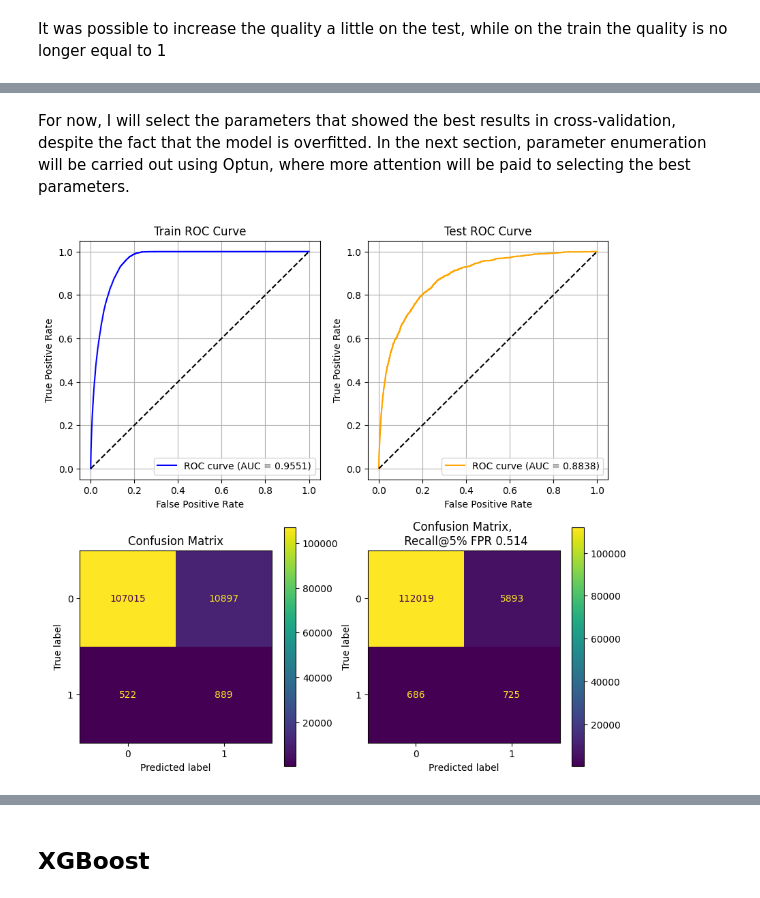
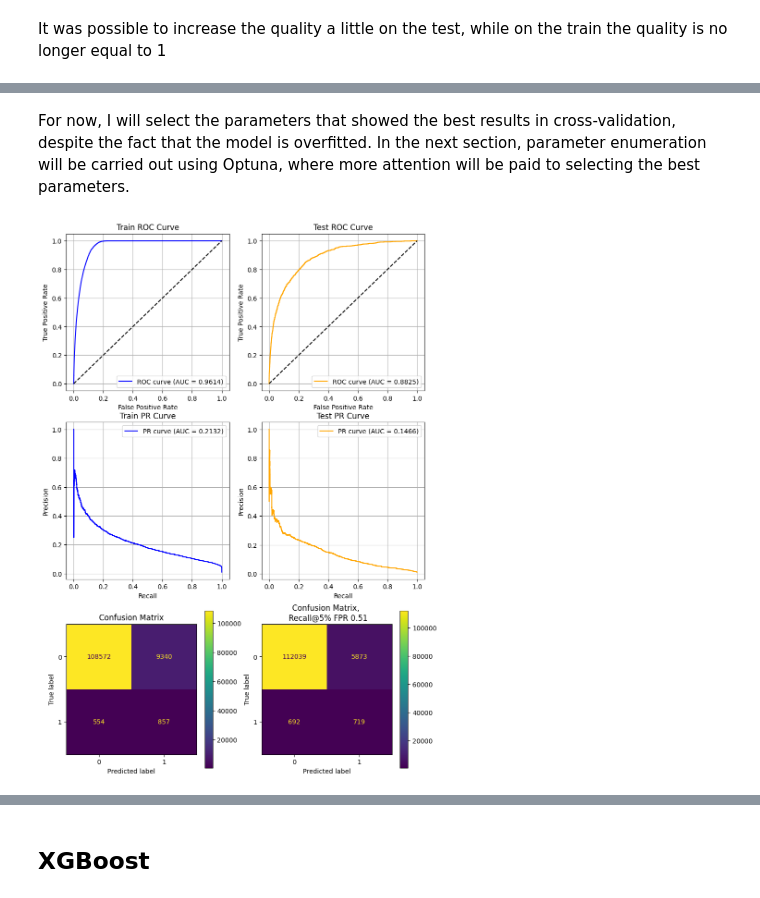
Before and after one commit to AleksandrRodkin/FraudDetection, a Jupyter notebook: training/training.ipynb, the cells around one changed output, grey strips where cells are left out. Cells and saved outputs as stored; diff of their text form; code cells hidden in the pictures.

Commit message:
_tmp retrained with PR scores

```diff
--- a/training/training.ipynb
+++ b/training/training.ipynb
@@ -552,6 +573,14 @@ def model_report(model, X_train, y_train, X_test, y_test):
         ax.set_xlabel("False Positive Rate")
         ax.set_ylabel("True Positive Rate")
         ax.set_title(f"{title} ROC Curve")
+        ax.grid()
+        ax.legend()
+
+    def make_pr_curve(precision, recall, auc, ax, color='orange', title='Test'):
+        ax.plot(recall, precision, label=f"PR curve (AUC = {auc:.4f})", color=color)
+        ax.set_xlabel("Recall")
+        ax.set_ylabel("Precision")
+        ax.set_title(f"{title} PR Curve")
         ax.grid()
         ax.legend()
 
@@ -575,31 +604,40 @@ def model_report(model, X_train, y_train, X_test, y_test):
     else:
         raise ValueError
 
-    fig, axes = plt.subplots(2, 2, figsize=(10, 10))
+    fig, axes = plt.subplots(3, 2, figsize=(10, 15))
 
     fpr_, tpr_, thresholds_ = roc_curve(y_train, y_score_)
-    auc_ = roc_auc_score(y_train, y_score_)
-    make_roc_curve(fpr=fpr_, tpr=tpr_, auc=auc_, ax=axes[0][0], color='blue', title='Train')
+    roc_auc_ = roc_auc_score(y_train, y_score_)
+    make_roc_curve(fpr=fpr_, tpr=tpr_, auc=roc_auc_, ax=axes[0][0], color='blue', title='Train')
 
 
     fpr, tpr, thresholds = roc_curve(y_test, y_score)
-    auc = roc_auc_score(y_test, y_score)
-    make_roc_curve(fpr=fpr, tpr=tpr, auc=auc, ax=axes[0][1])
+    roc_auc = roc_auc_score(y_test, y_score)
+    make_roc_curve(fpr=fpr, tpr=tpr, auc=roc_auc, ax=axes[0][1])
 
     idx = np.where(fpr <= 0.05)[0].max()  # index FPR<=5%
     threshold_5_fpr = thresholds[idx]
 
 
+    precision_, recall_, _ = precision_recall_curve(y_train, y_score_)
+    pr_auc_ = auc(recall_, precision_)
+    make_pr_curve(precision_, recall_, auc=pr_auc_, ax=axes[1][0], color='blue', title='Train')
+
+    precision, recall, _ = precision_recall_curve(y_test, y_score)
+    pr_auc = auc(recall, precision)
+    make_pr_curve(precision, recall, auc=pr_auc, ax=axes[1][1])
+
+
     cm = confusion_matrix(y_test, y_pred, labels=model.classes_)
     disp = ConfusionMatrixDisplay(confusion_matrix=cm,
-                                  display_labels=model.classes_).plot(ax=axes[1][0])
-    axes[1][0].set_title('Confusion Matrix')
+                                  display_labels=model.classes_).plot(ax=axes[2][0])
+    axes[2][0].set_title('Confusion Matrix')
 
 
     cm = confusion_matrix(y_test, (y_score >= threshold_5_fpr).astype(int), labels=model.classes_)
     disp = ConfusionMatrixDisplay(confusion_matrix=cm,
-                                  display_labels=model.classes_).plot(ax=axes[1][1])
-    axes[1][1].set_title(f'Confusion Matrix, \n Recall@5% FPR {np.round(tpr[idx], 3)}')
+                                  display_labels=model.classes_).plot(ax=axes[2][1])
+    axes[2][1].set_title(f'Confusion Matrix, \n Recall@5% FPR {np.round(tpr[idx], 3)}')
 
     return fig, axes
 # %% [markdown]
@@ -1384,24 +1429,24 @@ _res_df
 # %% [markdown]
-For now, I will select the parameters that showed the best results in cross-validation, despite the fact that the model is overfitted. In the next section, parameter enumeration will be carried out using Optun, where more attention will be paid to selecting the best parameters.
+For now, I will select the parameters that showed the best results in cross-validation, despite the fact that the model is overfitted. In the next section, parameter enumeration will be carried out using Optuna, where more attention will be paid to selecting the best parameters.
 # %%
 %%time
 
 pipe_forest = Pipeline([
     ('dp', preprocessor),
     ('model', RandomForestClassifier(
         class_weight='balanced_subsample', random_state=42, n_jobs=-1, bootstrap=True, criterion='log_loss',
-        min_impurity_decrease=1e-4, n_estimators=250, max_depth=25, min_samples_leaf=1e-4, min_samples_split = 5e-4,
+        min_impurity_decrease=1e-4, n_estimators=250, max_depth=25, min_samples_leaf=1e-5, min_samples_split = 5e-4,
     )),
 ])
 
 pipe_forest.fit(X_train[X_train.month<=4], y_train[X_train.month<=4])
 
 fig_forest, axes_forest = model_report(
     pipe_forest,
     X_train[X_train.month<=4], y_train[X_train.month<=4],
     X_train[X_train.month==5], y_train[X_train.month==5],
 )
 
 plt.show()
 # %% [output]
-[figure, old version]
+[figure, new version]
```
Also changed, not shown: parts of 76 cells of this notebook, 3 other files.
